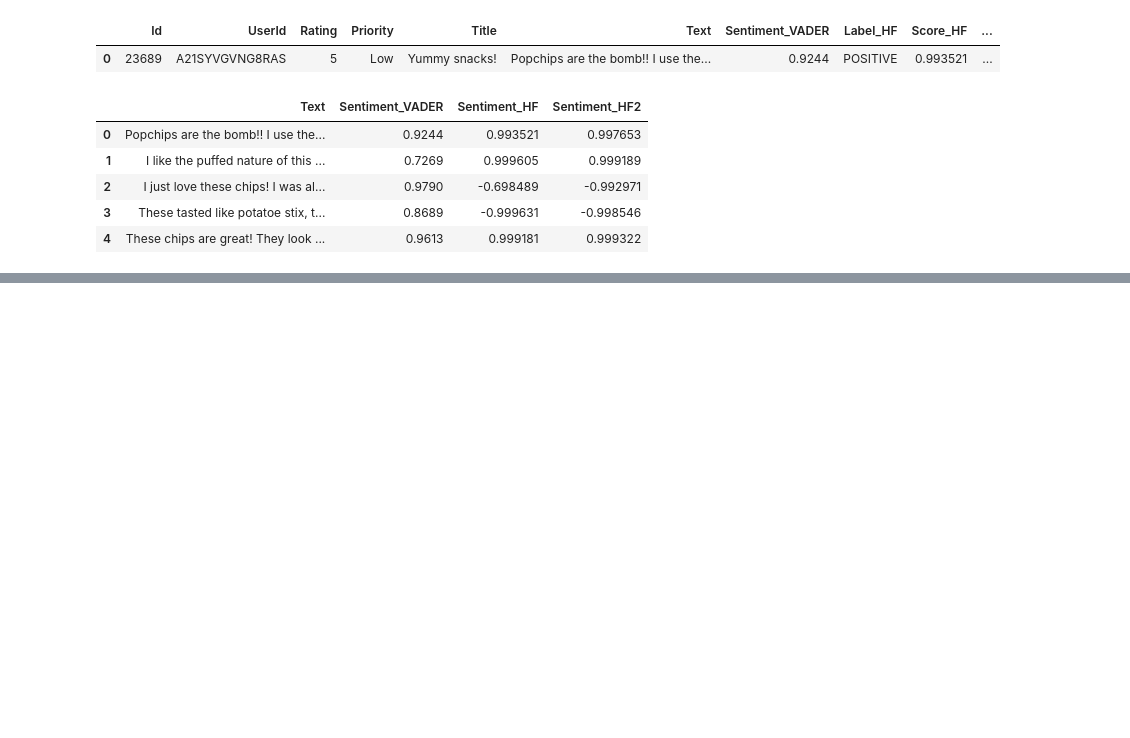
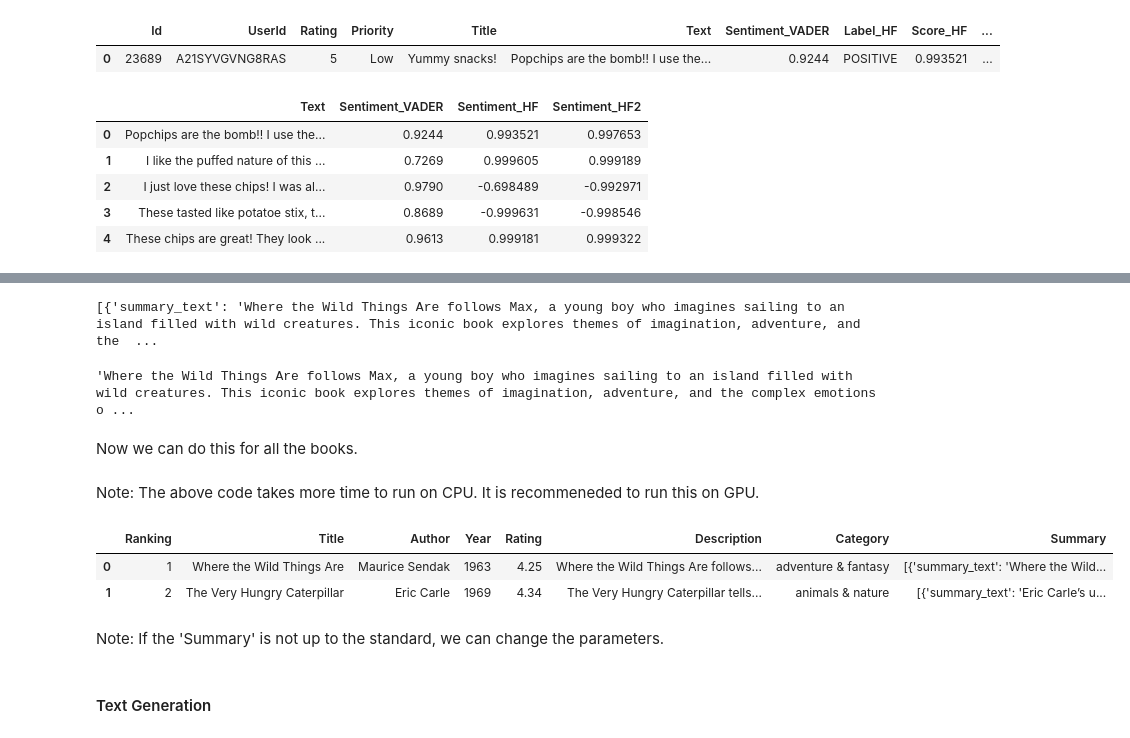
Before and after one commit to sulabola/NLP_in_Python, a Jupyter notebook: Chapter 6 - Transformers with Hugging Face.ipynb, the cells around one changed output, grey strips where cells are left out. Cells and saved outputs as stored; diff of their text form; code cells hidden in the pictures; blank space fills up the shorter version.

```diff
--- a/Chapter 6 - Transformers with Hugging Face.ipynb
+++ b/Chapter 6 - Transformers with Hugging Face.ipynb
@@ -1353,0 +1366,4 @@ df[['Text', 'Sentiment_VADER','Sentiment_HF','Sentiment_HF2']].head(5)
+# %%
+summarizer3 = pipeline('summarization',
+            model = 'facebook/bart-large-cnn',
+            device = -1)
@@ -1353,0 +1394,28 @@ df[['Text', 'Sentiment_VADER','Sentiment_HF','Sentiment_HF2']].head(5)
+# %%
+summarizer3(books['Description'][0], min_length = 10, max_length = 50, early_stopping = True, length_penalty = 0.80)
+# %% [output]
+[{'summary_text': 'Where the Wild Things Are follows Max, a young boy who imagines sailing to an island filled with wild creatures. This iconic book explores themes of imagination, adventure, and the  ...
+# %%
+### Let's get only the summary from the output.
+
+summarizer3(books['Description'][0], min_length = 10, max_length = 50, early_stopping = True, length_penalty = 0.80)[0]['summary_text']
+# %% [output]
+'Where the Wild Things Are follows Max, a young boy who imagines sailing to an island filled with wild creatures. This iconic book explores themes of imagination, adventure, and the complex emotions o ...
+# %% [markdown]
+Now we can do this for all the books.
+# %%
+books['Summary'] = books['Description'].apply(lambda row: summarizer3(row,
+                        min_length = 10, max_length = 50,
+                        early_stopping = True, length_penalty = 0.80)[0]['summary_text'])
+# %% [markdown]
+Note: The above code takes more time to run on CPU. It is recommeneded to run this on GPU.
+# %%
+books.head(2)
+# %% [output]
+|  | Ranking | Title | Author | Year | Rating | Description | Category | Summary |
+| 0 | 1 | Where the Wild Things Are | Maurice Sendak | 1963 | 4.25 | Where the Wild Things Are follows... | adventure & fantasy | [{'summary_text': 'Where the Wild... |
+| 1 | 2 | The Very Hungry Caterpillar | Eric Carle | 1969 | 4.34 | The Very Hungry Caterpillar tells... | animals & nature | [{'summary_text': 'Eric Carle’s u... |
+# %% [markdown]
+Note: If the 'Summary' is not up to the standard, we can change the parameters.
+# %% [markdown]
+#### Text Generation
```
Also changed, not shown: parts of 19 cells of this notebook.
